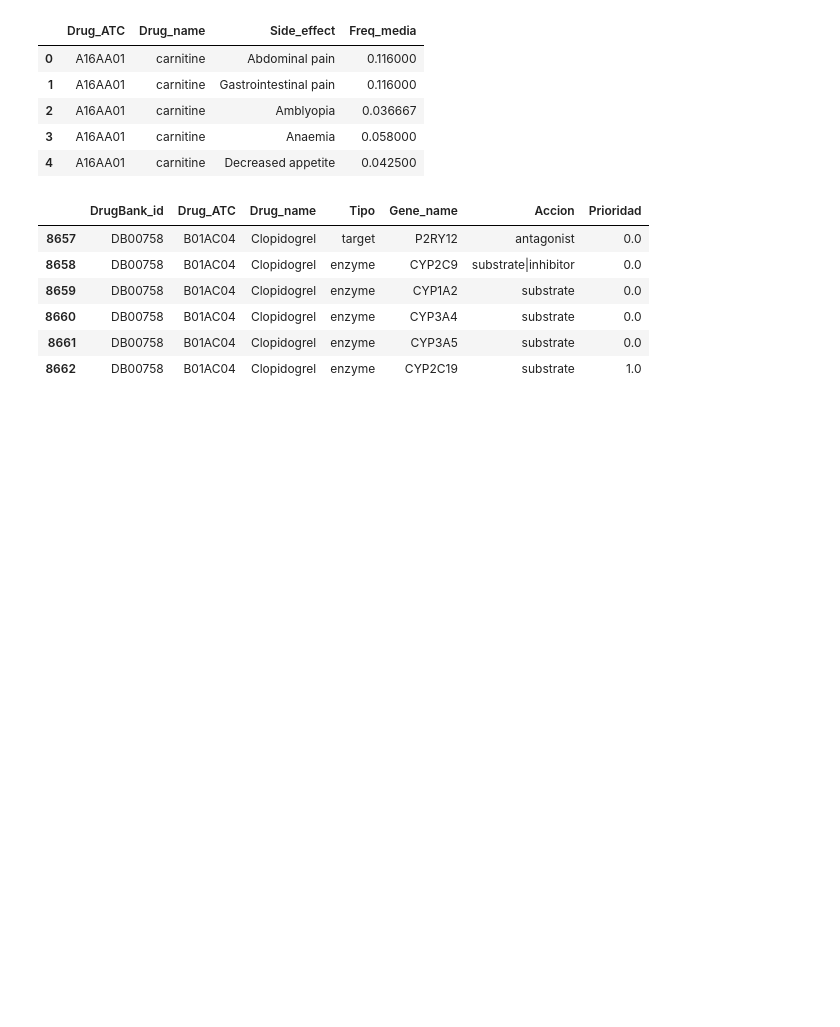
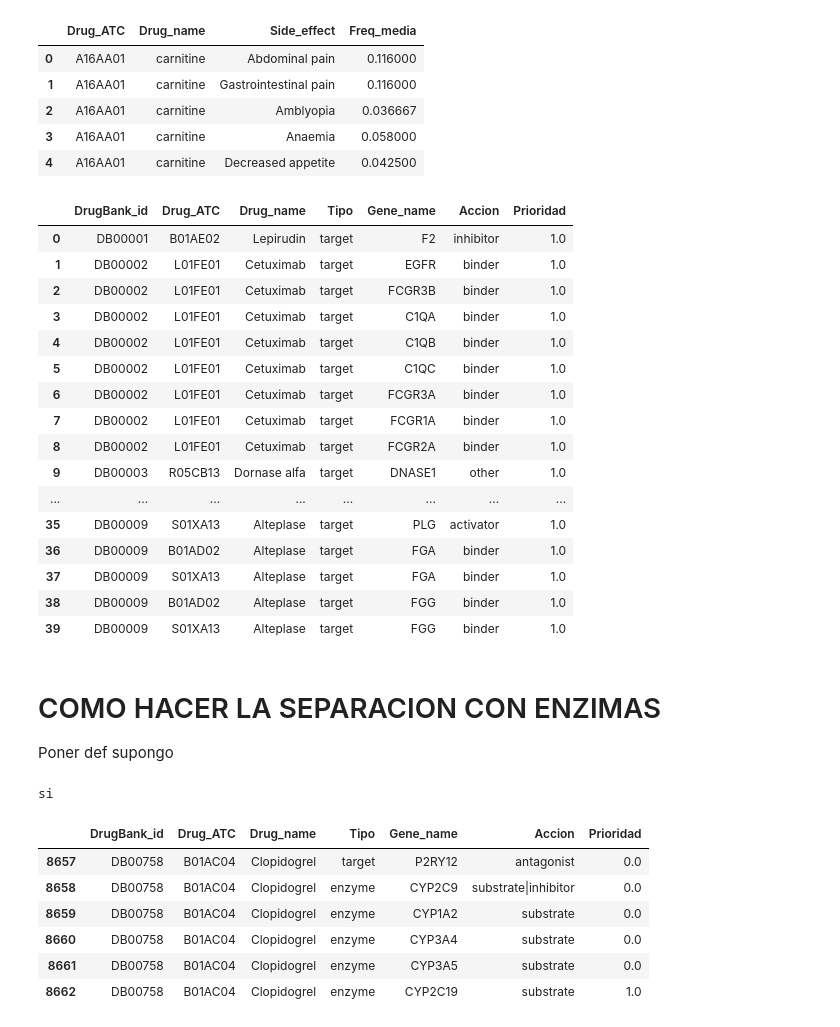
Before and after one commit to CarmenRu/TFG, a Jupyter notebook: Algoritmo DDI.ipynb, the cells around one changed output. Cells and saved outputs as stored; diff of their text form; code cells hidden in the pictures; blank space fills up the shorter version.

```diff
--- a/Algoritmo DDI.ipynb
+++ b/Algoritmo DDI.ipynb
@@ -56,6 +94,36 @@ efectos.head()
 | 2 | A16AA01 | carnitine | Amblyopia | 0.036667 |
 | 3 | A16AA01 | carnitine | Anaemia | 0.058000 |
 | 4 | A16AA01 | carnitine | Decreased appetite | 0.042500 |
+# %%
+DDI.head(40)
+# %% [output]
+|  | DrugBank_id | Drug_ATC | Drug_name | Tipo | Gene_name | Accion | Prioridad |
+| 0 | DB00001 | B01AE02 | Lepirudin | target | F2 | inhibitor | 1.0 |
+| 1 | DB00002 | L01FE01 | Cetuximab | target | EGFR | binder | 1.0 |
+| 2 | DB00002 | L01FE01 | Cetuximab | target | FCGR3B | binder | 1.0 |
+| 3 | DB00002 | L01FE01 | Cetuximab | target | C1QA | binder | 1.0 |
+| 4 | DB00002 | L01FE01 | Cetuximab | target | C1QB | binder | 1.0 |
+| 5 | DB00002 | L01FE01 | Cetuximab | target | C1QC | binder | 1.0 |
+| 6 | DB00002 | L01FE01 | Cetuximab | target | FCGR3A | binder | 1.0 |
+| 7 | DB00002 | L01FE01 | Cetuximab | target | FCGR1A | binder | 1.0 |
+| 8 | DB00002 | L01FE01 | Cetuximab | target | FCGR2A | binder | 1.0 |
+| 9 | DB00003 | R05CB13 | Dornase alfa | target | DNASE1 | other | 1.0 |
+| ... | ... | ... | ... | ... | ... | ... | ... |
+| 35 | DB00009 | S01XA13 | Alteplase | target | PLG | activator | 1.0 |
+| 36 | DB00009 | B01AD02 | Alteplase | target | FGA | binder | 1.0 |
+| 37 | DB00009 | S01XA13 | Alteplase | target | FGA | binder | 1.0 |
+| 38 | DB00009 | B01AD02 | Alteplase | target | FGG | binder | 1.0 |
+| 39 | DB00009 | S01XA13 | Alteplase | target | FGG | binder | 1.0 |
+# %% [markdown]
+# COMO HACER LA SEPARACION CON ENZIMAS
+Poner def supongo
+# %%
+if ("Cetuximab" in DDI["Drug_name"].values):
+    print("si")
+else:
+    print("NO")
+# %% [output]
+si
 # %%
 uno = DDI[DDI["Drug_name"] == "Clopidogrel"]
 dos = DDI[DDI["Drug_name"] == "Omeprazole"]
```
Also changed, not shown: parts of 4 cells of this notebook, 1 other file.
